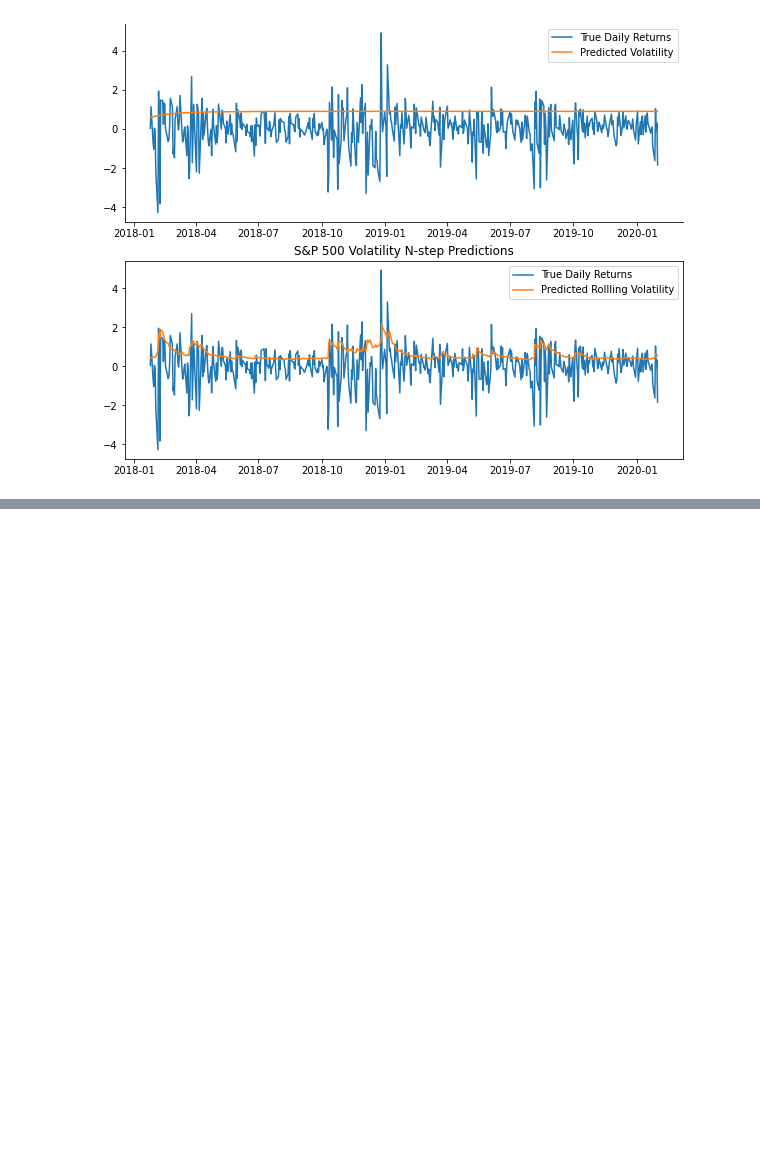
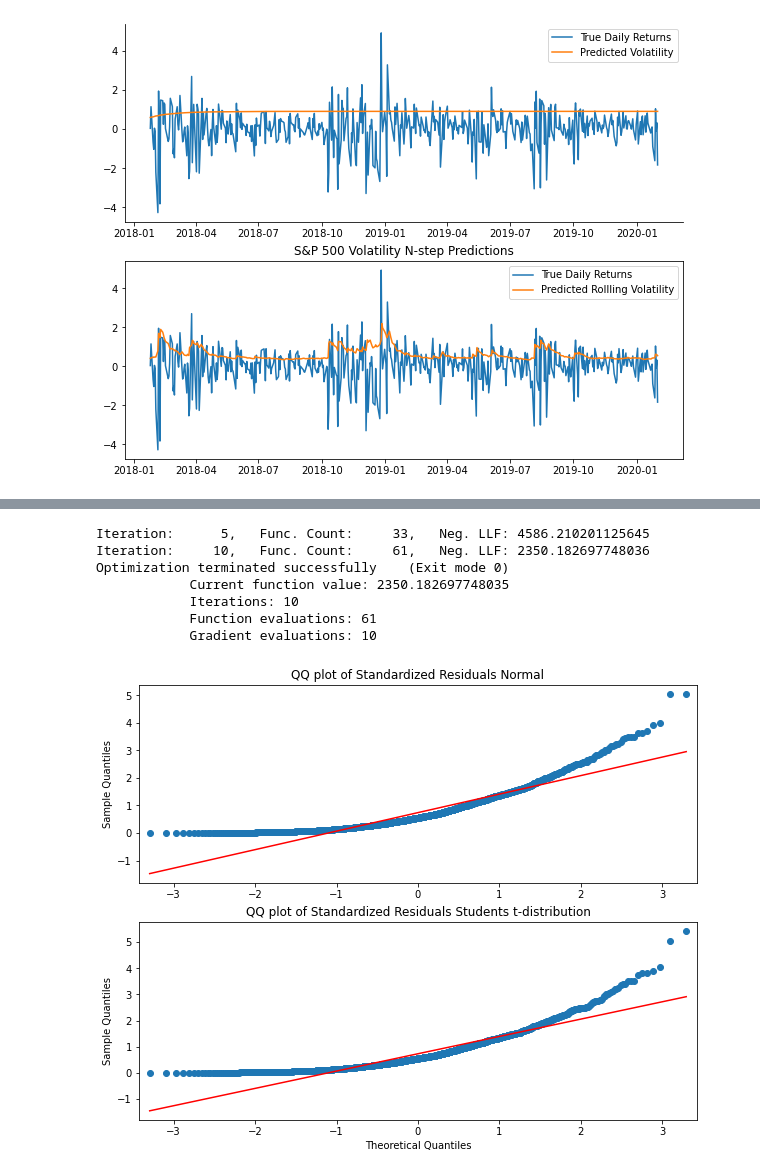
Before and after one commit to danielherrerahsph/SPYtimeseries, a Jupyter notebook: arch_model.ipynb, the cells around one changed output, grey strips where cells are left out. Saved outputs shown, nothing was run; the diff lists cells and outputs as text; code cells hidden in the pictures; blank space fills up the shorter version.

```diff
--- a/arch_model.ipynb
+++ b/arch_model.ipynb
@@ -422,0 +467,30 @@ plt.show()
+# %%
+# garch(1,1) with students t 4.5 df
+garch_t = arch_model(y_train, mean = "Zero",  vol='Garch', p=1, q=1, dist = 'studentst', rescale=False)
+res_gt = garch_t.fit(update_freq=5)
+
+# forecast the test tset
+yhat_t = res_gt.forecast(horizon = y_test.shape[0], reindex=True)
+
+# get residuals standardized
+std_resid_t = res_gt.resid / res_gt.conditional_volatility
+
+fig, (ax1, ax2) = plt.subplots(2, 1, figsize=(10, 8))
+# std residuals of GARCH with normal
+qqplot(std_resid, line='s', ax = ax1)
+ax1.set_title("QQ plot of Standardized Residuals Normal")
+ax1.set_xlabel("")
+
+qqplot(std_resid_t, line='s', ax = ax2)
+ax2.set_title("QQ plot of Standardized Residuals Students t-distribution")
+
+plt.show()
+# %% [output]
+Iteration:      5,   Func. Count:     33,   Neg. LLF: 4586.210201125645
+Iteration:     10,   Func. Count:     61,   Neg. LLF: 2350.182697748036
+Optimization terminated successfully    (Exit mode 0)
+            Current function value: 2350.182697748035
+            Iterations: 10
+            Function evaluations: 61
+            Gradient evaluations: 10
+[figure, added]
```
Also changed, not shown: parts of 21 cells of this notebook.
